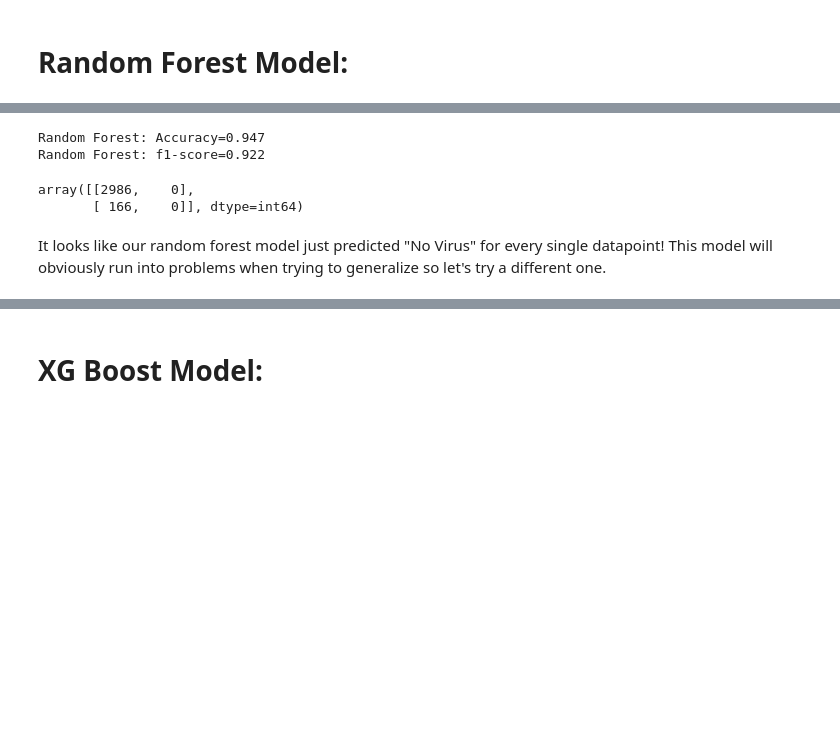
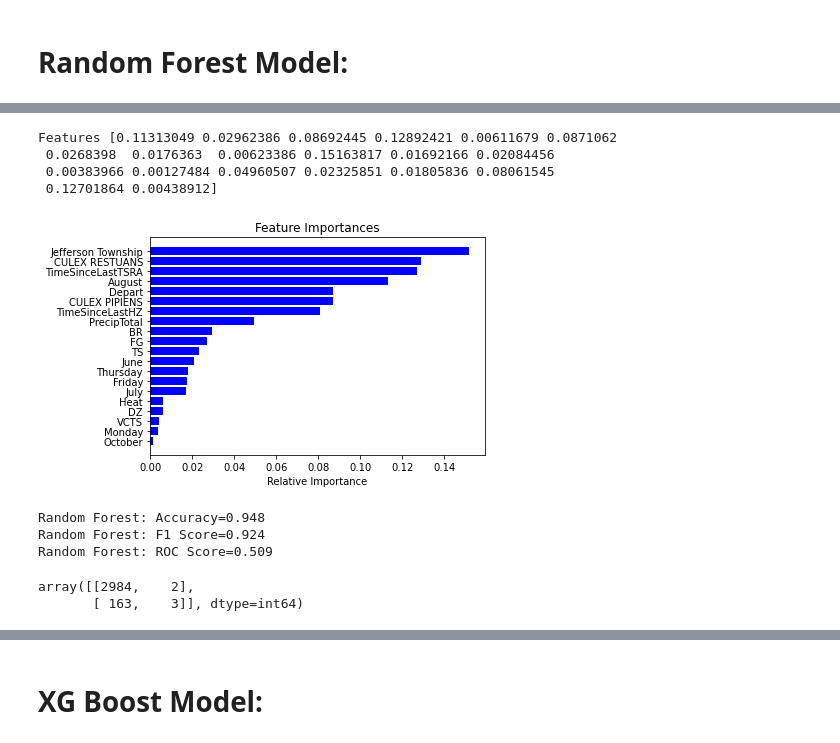
Before and after one commit to jasonhua805/WestNileVirus, a Jupyter notebook: Capstone 2 - Modeling.ipynb, the cells around one changed output, grey strips where cells are left out. Cells and saved outputs as stored; diff of their text form; code cells hidden in the pictures; blank space fills up the shorter version.

```diff
--- a/Capstone 2 - Modeling.ipynb
+++ b/Capstone 2 - Modeling.ipynb
@@ -29,5 +29,6 @@ X_train.boxplot()
 #First we need to scale our data before we fit our model.
 from sklearn import preprocessing
 scaler = preprocessing.StandardScaler().fit(X_train)
+X_test = X_test[X_train.columns] #This is to match the testing set columns with the ones decided in our previous notebook for the training set.
 X_train_scaled=scaler.transform(X_train)
-X_test_scaled=scaler.transform(X_test[X_train.columns])
+X_test_scaled=scaler.transform(X_test)
@@ -56,26 +47,42 @@ from sklearn.metrics import accuracy_score,log_loss
 from matplotlib import pyplot
 # %%
 from sklearn.ensemble import RandomForestClassifier
-clf = RandomForestClassifier(n_estimators=300, random_state = 42, n_jobs=-1)
+clf = RandomForestClassifier(n_estimators = 50, random_state = 42, max_depth=50)
 model_res = clf.fit(X_train_scaled, y_train)
 y_pred = model_res.predict(X_test_scaled)
-y_pred_prob = model_res.predict_proba(X_test_scaled)
-lr_probs = y_pred_prob[:,1]
+
+print("Features",clf.feature_importances_)
+
+importances = clf.feature_importances_
+indices = np.argsort(importances)
+features = X_train.columns
+plt.title('Feature Importances')
+plt.barh(range(len(indices)), importances[indices], color='b', align='center')
+plt.yticks(range(len(indices)), [features[i] for i in indices])
+plt.xlabel('Relative Importance')
+plt.show()
+
 ac = accuracy_score(y_test, y_pred)
-
 f1 = f1_score(y_test, y_pred, average='weighted')
+roc1 = roc_auc_score(y_test, y_pred)
 cm = confusion_matrix(y_test, y_pred)
 
 print('Random Forest: Accuracy=%.3f' % (ac))
 
-print('Random Forest: f1-score=%.3f' % (f1))
+print('Random Forest: F1 Score=%.3f' % (f1))
+
+print('Random Forest: ROC Score=%.3f' % (roc1))
 # %% [output]
-Random Forest: Accuracy=0.947
-Random Forest: f1-score=0.922
+Features [0.11313049 0.02962386 0.08692445 0.12892421 0.00611679 0.0871062
+ 0.0268398  0.0176363  0.00623386 0.15163817 0.01692166 0.02084456
+ 0.00383966 0.00127484 0.04960507 0.02325851 0.01805836 0.08061545
+ 0.12701864 0.00438912]
+[figure, added]
+Random Forest: Accuracy=0.948
+Random Forest: F1 Score=0.924
+Random Forest: ROC Score=0.509
 # %%
 cm
 # %% [output]
-array([[2986,    0],
-       [ 166,    0]], dtype=int64)
+array([[2984,    2],
+       [ 163,    3]], dtype=int64)
-# %% [markdown]
-It looks like our random forest model just predicted "No Virus" for every single datapoint! This model will obviously run into problems when trying to generalize so let's try a different one.
```
Also changed, not shown: parts of 7 cells of this notebook, 6 other files.
